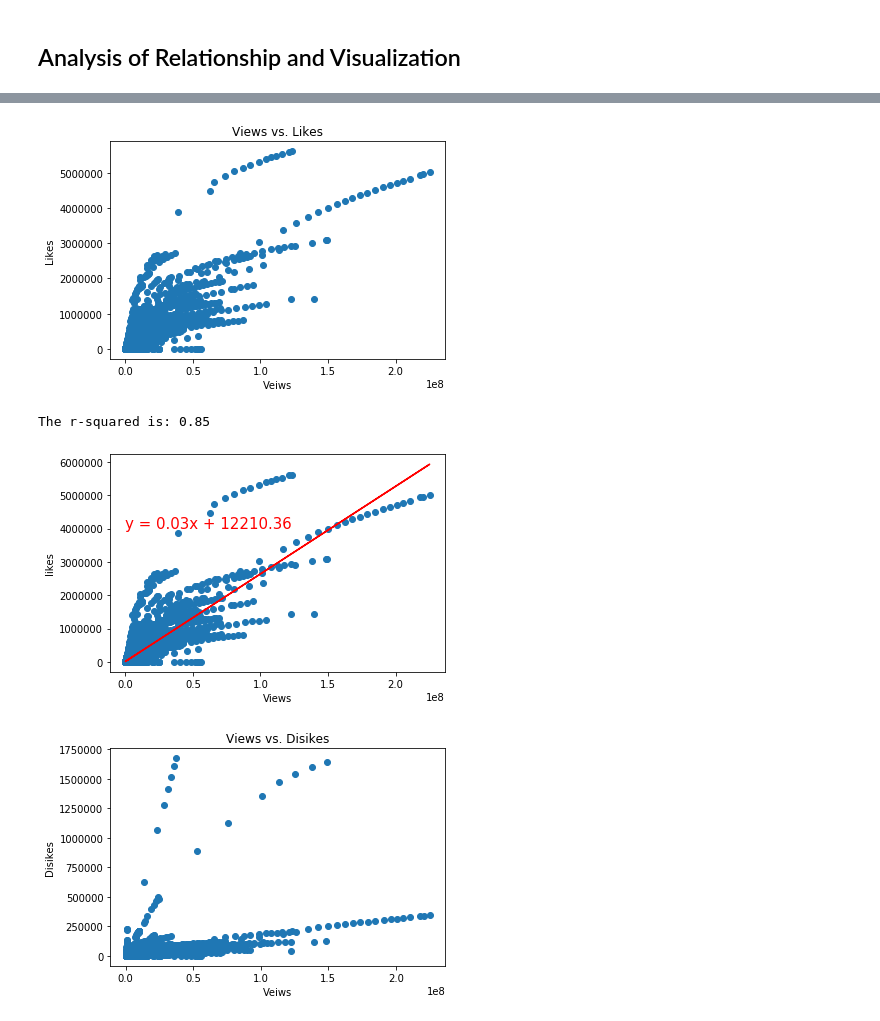
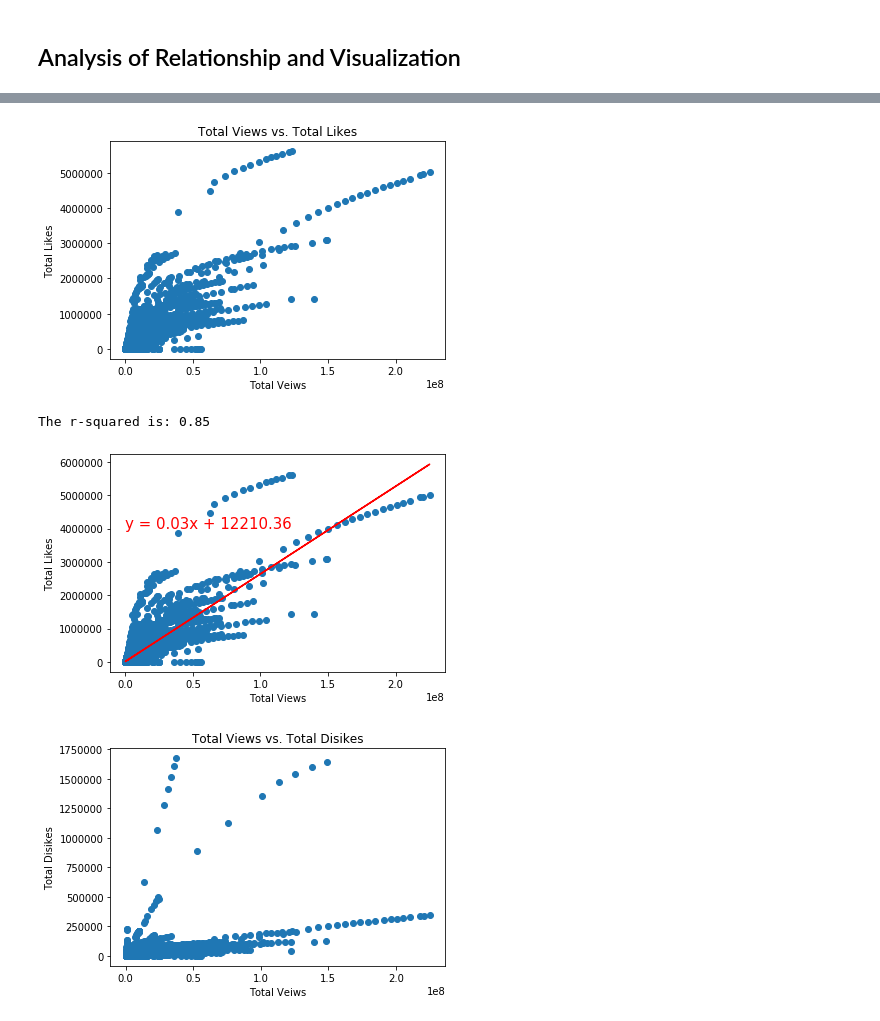
Before and after one commit to paholland/Project_YoutubeVideoStatistics, a Jupyter notebook: Polina/mypart2.ipynb, the cells around one changed output, grey strips where cells are left out. Cells and saved outputs as stored; diff of their text form; code cells hidden in the pictures.

```diff
--- a/Polina/mypart2.ipynb
+++ b/Polina/mypart2.ipynb
@@ -198,0 +185,20 @@ clean_df
+# %%
+
+clean_df = data_df.rename(columns={
+                                    "video_id":"Video ID",
+                                    "views":"Total Views",
+                                    "likes":"Total Likes",
+                                    "dislikes":"Total Dislikes",
+                                    "channel_title":"Channel Title",
+                                    "publish_time":"Time Published",
+                                    "trending_date":"Trending Date",
+                                    "comment_count":"Number of Comments"
+                                   })
+
+clean_df.head()
+
+#create clean_df with columns of interest instead of dropping
+clean_df = clean_df[['Video ID','Total Views','Total Likes', 'Total Dislikes','Channel Title','Time Published','Trending Date','Number of Comments']]
+
+
+clean_df
@@ -198,0 +223,7 @@ clean_df
+# %%
+# clean_df2 = clean_df.drop_duplicates('video_id')
+# clean_df2
+
+clean_df = clean_df.sort_values(["Video ID", "Trending Date"], ascending=False)
+clean_df = clean_df.drop_duplicates("Video ID", keep='first')
+clean_df
@@ -339,7 +408,7 @@ sns.relplot(x="views", y="likes", hue="dislikes", data=clean_df)
 # %%
-# #scatterplot
-# sns.relplot(x="views", y="likes" ,hue="publish_date", data=clean_df)
-# sns.set(style="darkgrid")
-#sns.relplot(x="views", y="likes" ,hue="publish_date",size="size", sizes=(15, 200), data=clean_df)
+#scatterplot
+sns.relplot(x="Total Views", y="Total Likes" ,hue="Time Published", data=clean_df)
+sns.set(style="darkgrid")
+sns.relplot(x="Total Views", y="Total Likes" ,hue="Time Published",size="size", sizes=(15, 200), data=clean_df)
 # %%
 #scatterplot
@@ -427,16 +496,16 @@ sns.catplot(x='dislikes', kind='box',data= clean_df)
 # clean_df.head(20)
 # %%
 # Plot View versus likes
-x_values = clean_df["views"]
-y_values = clean_df['likes']
+x_values = clean_df["Total Views"]
+y_values = clean_df['Total Likes']
 plt.scatter(x_values,y_values)
-plt.title("Views vs. Likes")
-plt.xlabel('Veiws')
-plt.ylabel('Likes')
+plt.title("Total Views vs. Total Likes")
+plt.xlabel('Total Veiws')
+plt.ylabel('Total Likes')
 # plt.savefig("output_data/views_vs_likes.png")
 plt.show()
 # %% [output]
-[figure, old version]
+[figure, new version]
 # %%
 # Create a function to create Linear Regression plots
 
@@ -456,26 +525,26 @@ def linearplot(x_values,y_values,y_label, coor):
     plt.ylabel(y_label)
 # %%
-x_values= clean_df["views"]
-y_values= clean_df["likes"]
-linearplot(x_values, y_values, "likes", (1.5,4000000))
+x_values= clean_df["Total Views"]
+y_values= clean_df["Total Likes"]
+linearplot(x_values, y_values, "Total Likes", (1.5,4000000))
 
-plt.savefig("output_data/views_vs_likes.png")
+plt.savefig("output_data/total views_vs_ total likes.png")
 plt.show()
 # %% [output]
 The r-squared is: 0.85
-[figure, old version]
+[figure, new version]
 # %%
 # Plot View versus likes
-x_values = clean_df["views"]
-y_values = clean_df['dislikes']
+x_values = clean_df["Total Views"]
+y_values = clean_df['Total Dislikes']
 plt.scatter(x_values,y_values)
-plt.title("Views vs. Disikes")
-plt.xlabel('Veiws')
-plt.ylabel('Disikes')
-plt.savefig("output_data/views_vs_dislikes.png")
+plt.title("Total Views vs. Total Disikes")
+plt.xlabel('Total Veiws')
+plt.ylabel('Total Disikes')
+plt.savefig("output_data/total views_vs_total dislikes.png")
 plt.show()
 # %% [output]
-[figure, old version]
+[figure, new version]
 # %%
 # Create a function to create Linear Regression plots
 
```
Also changed, not shown: parts of 32 cells of this notebook, 3 other files.
